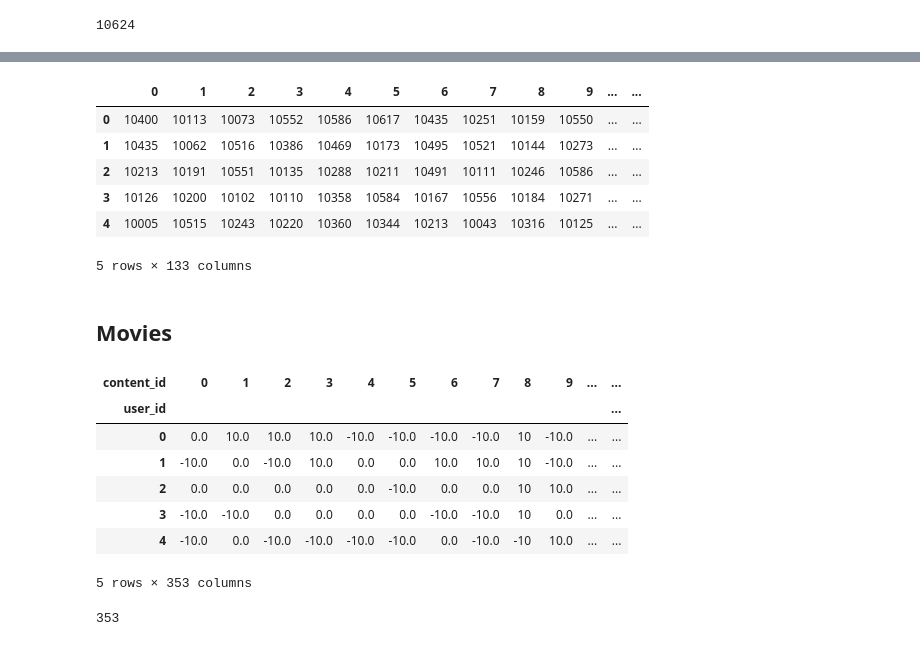
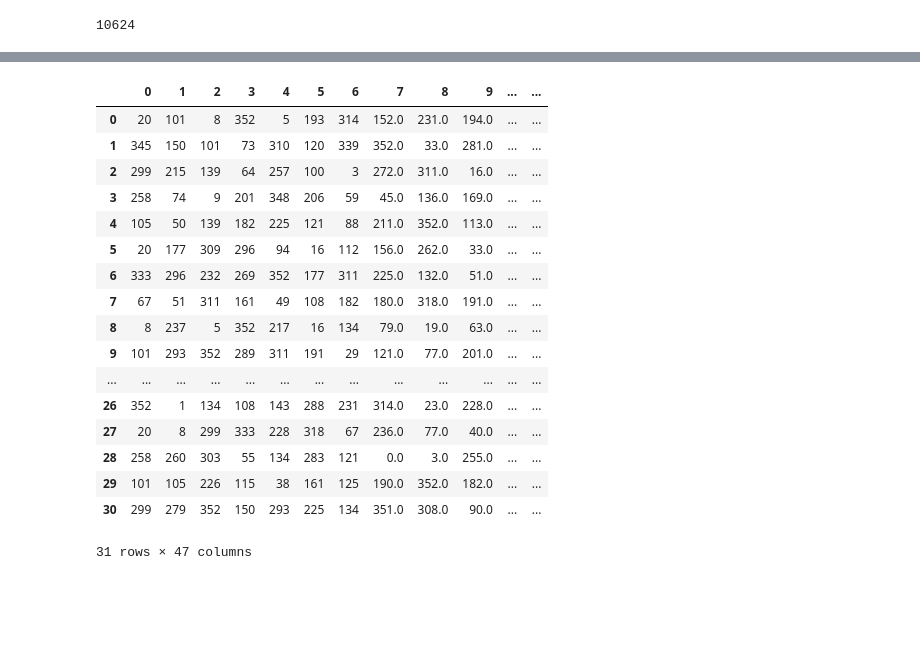
Before and after one commit to zoneout215/RS_assignment, a Jupyter notebook: notebooks/collaborative_filter.ipynb, the cells around one changed output, grey strips where cells are left out. Cells and saved outputs as stored; diff of their text form; code cells hidden in the pictures; blank space fills up the shorter version.

Commit message:
update collaborative filter

```diff
--- a/notebooks/collaborative_filter.ipynb
+++ b/notebooks/collaborative_filter.ipynb
@@ -356,12 +800,21 @@ recommendations_shows
 # %%
-pd.read_csv(directory_path + 'show_recommendations.csv')
+pd.read_csv('movie_recommendations.csv')
 # %% [output]
 |  | 0 | 1 | 2 | 3 | 4 | 5 | 6 | 7 | 8 | 9 | ... | ... |
-| 0 | 10400 | 10113 | 10073 | 10552 | 10586 | 10617 | 10435 | 10251 | 10159 | 10550 | ... | ... |
-| 1 | 10435 | 10062 | 10516 | 10386 | 10469 | 10173 | 10495 | 10521 | 10144 | 10273 | ... | ... |
-| 2 | 10213 | 10191 | 10551 | 10135 | 10288 | 10211 | 10491 | 10111 | 10246 | 10586 | ... | ... |
-| 3 | 10126 | 10200 | 10102 | 10110 | 10358 | 10584 | 10167 | 10556 | 10184 | 10271 | ... | ... |
-| 4 | 10005 | 10515 | 10243 | 10220 | 10360 | 10344 | 10213 | 10043 | 10316 | 10125 | ... | ... |
+| 0 | 20 | 101 | 8 | 352 | 5 | 193 | 314 | 152.0 | 231.0 | 194.0 | ... | ... |
+| 1 | 345 | 150 | 101 | 73 | 310 | 120 | 339 | 352.0 | 33.0 | 281.0 | ... | ... |
+| 2 | 299 | 215 | 139 | 64 | 257 | 100 | 3 | 272.0 | 311.0 | 16.0 | ... | ... |
+| 3 | 258 | 74 | 9 | 201 | 348 | 206 | 59 | 45.0 | 136.0 | 169.0 | ... | ... |
+| 4 | 105 | 50 | 139 | 182 | 225 | 121 | 88 | 211.0 | 352.0 | 113.0 | ... | ... |
+| 5 | 20 | 177 | 309 | 296 | 94 | 16 | 112 | 156.0 | 262.0 | 33.0 | ... | ... |
+| 6 | 333 | 296 | 232 | 269 | 352 | 177 | 311 | 225.0 | 132.0 | 51.0 | ... | ... |
+| 7 | 67 | 51 | 311 | 161 | 49 | 108 | 182 | 180.0 | 318.0 | 191.0 | ... | ... |
+| 8 | 8 | 237 | 5 | 352 | 217 | 16 | 134 | 79.0 | 19.0 | 63.0 | ... | ... |
+| 9 | 101 | 293 | 352 | 289 | 311 | 191 | 29 | 121.0 | 77.0 | 201.0 | ... | ... |
+| ... | ... | ... | ... | ... | ... | ... | ... | ... | ... | ... | ... | ... |
+| 26 | 352 | 1 | 134 | 108 | 143 | 288 | 231 | 314.0 | 23.0 | 228.0 | ... | ... |
+| 27 | 20 | 8 | 299 | 333 | 228 | 318 | 67 | 236.0 | 77.0 | 40.0 | ... | ... |
+| 28 | 258 | 260 | 303 | 55 | 134 | 283 | 121 | 0.0 | 3.0 | 255.0 | ... | ... |
+| 29 | 101 | 105 | 226 | 115 | 38 | 161 | 125 | 190.0 | 352.0 | 182.0 | ... | ... |
+| 30 | 299 | 279 | 352 | 150 | 293 | 225 | 134 | 351.0 | 308.0 | 90.0 | ... | ... |
-5 rows × 133 columns
+31 rows × 47 columns
-# %% [markdown]
-## Movies
@@ -370,38 +820,0 @@ movie_activities = pd.read_json(directory_path + 'movie_activities.json')
-# %%
-# getting likes/dislikes
-likes_dislikes = movie_activities.loc[np.where((movie_activities['activity'] == 'Like') ^ (movie_activities['activity'] == 'Dislike'))]
-
-# latest activity at the bottom
-likes_dislikes.sort_values('datetime', inplace = True)
-
-# filtering out all like/dislike that is not at the bottom
-latest = likes_dislikes.groupby(['user_id', 'content_id']).last()
-
-
-# getting the right shape
-latest.drop(columns = 'datetime', inplace = True)
-
-unstacked = latest.unstack()
-
-unstacked.columns = unstacked.columns.droplevel()
-
-unstacked.replace({'Dislike':dislike, 'Like':like}, inplace = True)
-
-unstacked.fillna(0, inplace = True)
-
-unstacked
-# %% [output]
-| content_id | 0 | 1 | 2 | 3 | 4 | 5 | 6 | 7 | 8 | 9 | ... | ... |
-| user_id |  |  |  |  |  |  |  |  |  |  |  | ... |
-| 0 | 0.0 | 10.0 | 10.0 | 10.0 | -10.0 | -10.0 | -10.0 | -10.0 | 10 | -10.0 | ... | ... |
-| 1 | -10.0 | 0.0 | -10.0 | 10.0 | 0.0 | 0.0 | 10.0 | 10.0 | 10 | -10.0 | ... | ... |
-| 2 | 0.0 | 0.0 | 0.0 | 0.0 | 0.0 | -10.0 | 0.0 | 0.0 | 10 | 10.0 | ... | ... |
-| 3 | -10.0 | -10.0 | 0.0 | 0.0 | 0.0 | 0.0 | -10.0 | -10.0 | 10 | 0.0 | ... | ... |
-| 4 | -10.0 | 0.0 | -10.0 | -10.0 | -10.0 | -10.0 | 0.0 | -10.0 | -10 | 10.0 | ... | ... |
-5 rows × 353 columns
-# %%
-max_length = list(unstacked.columns)[-1] + 1
-
-max_length
-# %% [output]
-353
```
Also changed, not shown: parts of 54 cells of this notebook, 2 other files.
